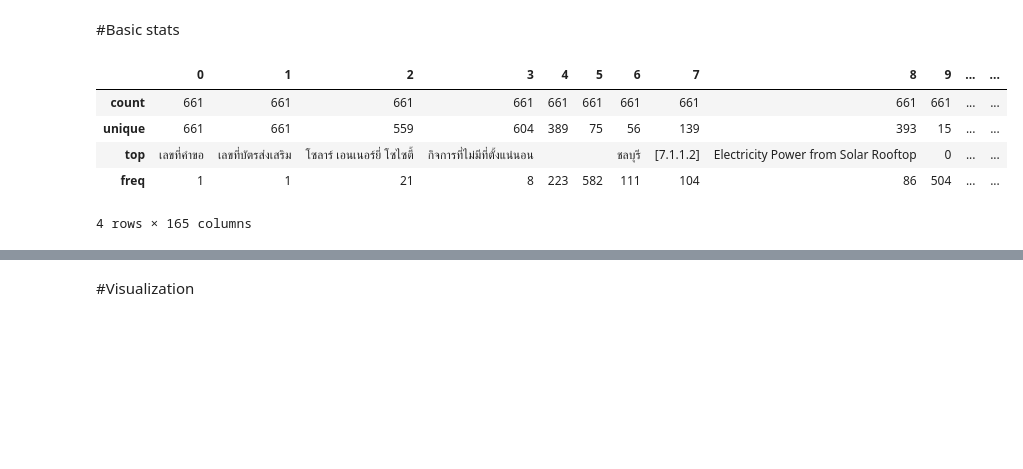
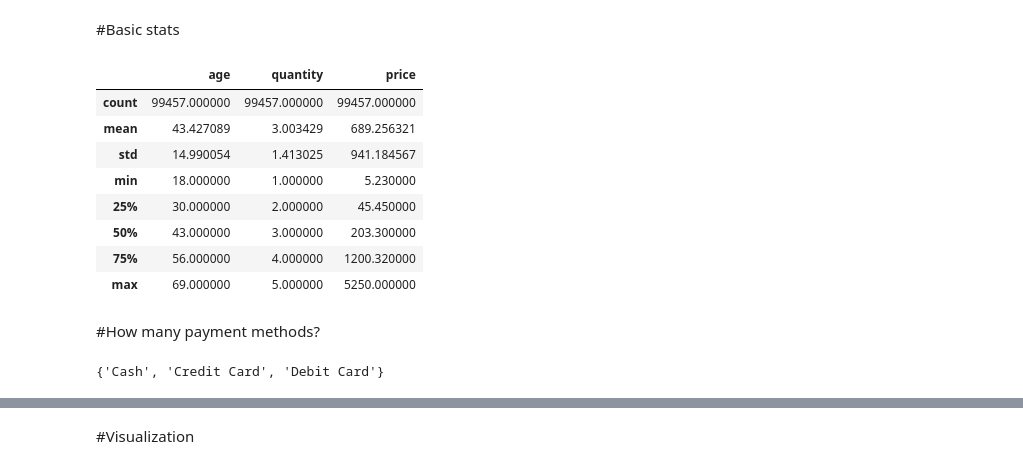
Before and after one commit to kwansawanth/BSC_DPDM23, a Jupyter notebook: Understanding data.ipynb, the cells around one changed output, grey strips where cells are left out. Saved outputs shown, nothing was run; the diff lists cells and outputs as text; code cells hidden in the pictures; blank space fills up the shorter version.

```diff
--- a/Understanding data.ipynb
+++ b/Understanding data.ipynb
@@ -73,3 +73,6 @@ data_from_gsheets.head()
 | 3 | 610182 | 63-0101-1-00-1-0 | อาร์ต ออฟ เบคกิ้ง | 111/21 หมู่ที่ 2 ต.ท่าจีน อ.เมือง... | 034-440157 |  | สมุทรสาคร | [1.17] | Frozen Pizza Disc/Pizza Dough | 1 | ... | ... |
 | 4 | 620318 | 63-0080-1-00-0-0 | เอ็นจีเค สปาร์คปลั๊กส์ (ประเทศไทย) | 700/864 หมู่ที่ 1 ต.พานทอง อ.พานท... |  |  | ชลบุรี | [4.8.17] | Temperature Sensor | 0 | ... | ... |
 5 rows × 165 columns
+# %%
+#shoppingcsv
+shopping_data = pd.read_csv('/content/drive/MyDrive/bsc2 2566/customer_shopping_data.csv')
@@ -76,11 +88,20 @@ data_from_gsheets.head()
 # %% [markdown]
 #Basic stats
 # %%
-data_from_gsheets.describe()
+shopping_data.describe()
 # %% [output]
-|  | 0 | 1 | 2 | 3 | 4 | 5 | 6 | 7 | 8 | 9 | ... | ... |
-| count | 661 | 661 | 661 | 661 | 661 | 661 | 661 | 661 | 661 | 661 | ... | ... |
-| unique | 661 | 661 | 559 | 604 | 389 | 75 | 56 | 139 | 393 | 15 | ... | ... |
-| top | เลขที่คำขอ | เลขที่บัตรส่งเสริม | โซลาร์ เอนเนอร์ยี่ โซไซตี้ | กิจการที่ไม่มีที่ตั้งแน่นอน |  |  | ชลบุรี | [7.1.1.2] | Electricity Power from Solar Rooftop | 0 | ... | ... |
-| freq | 1 | 1 | 21 | 8 | 223 | 582 | 111 | 104 | 86 | 504 | ... | ... |
+|  | age | quantity | price |
+| count | 99457.000000 | 99457.000000 | 99457.000000 |
+| mean | 43.427089 | 3.003429 | 689.256321 |
+| std | 14.990054 | 1.413025 | 941.184567 |
+| min | 18.000000 | 1.000000 | 5.230000 |
+| 25% | 30.000000 | 2.000000 | 45.450000 |
+| 50% | 43.000000 | 3.000000 | 203.300000 |
+| 75% | 56.000000 | 4.000000 | 1200.320000 |
+| max | 69.000000 | 5.000000 | 5250.000000 |
-4 rows × 165 columns
+# %% [markdown]
+#How many payment methods?
+# %%
+set(shopping_data['payment_method'])
+# %% [output]
+{'Cash', 'Credit Card', 'Debit Card'}
```
Also changed, not shown: parts of 41 cells of this notebook.
